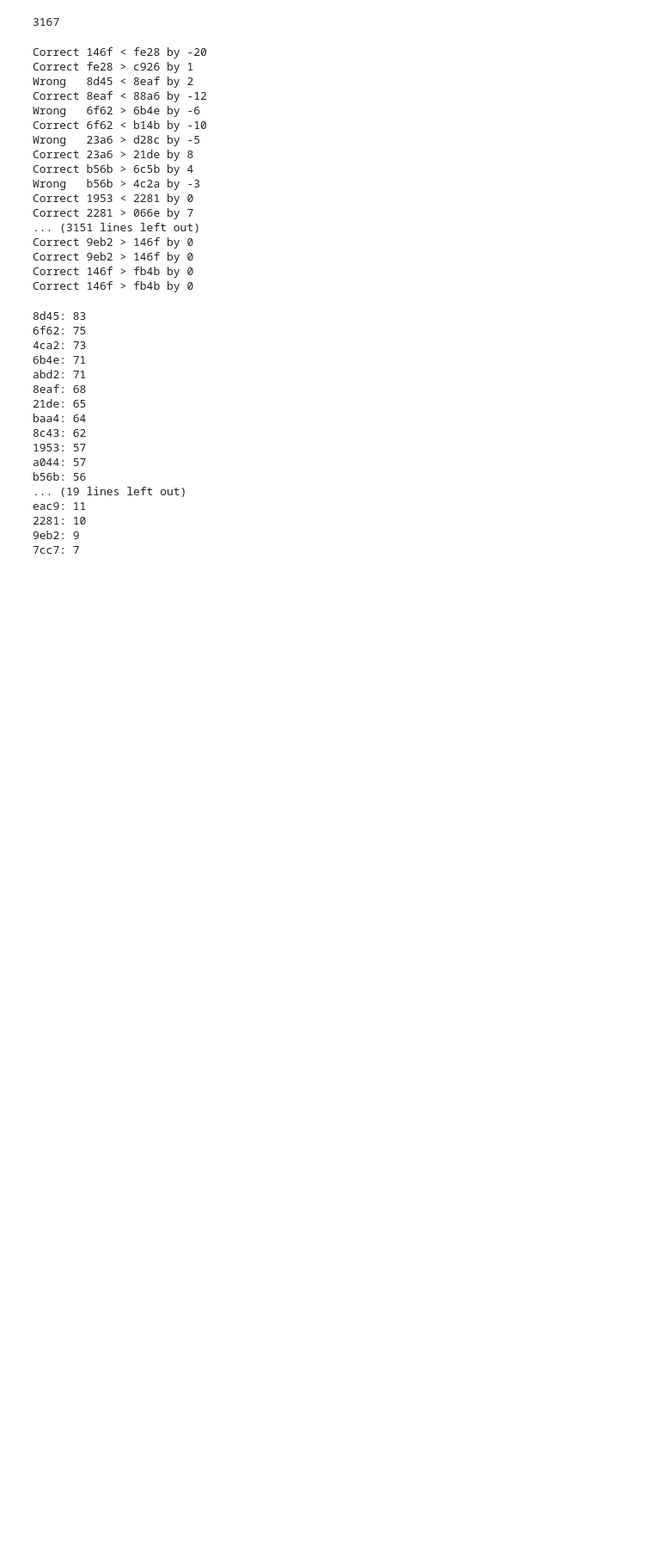
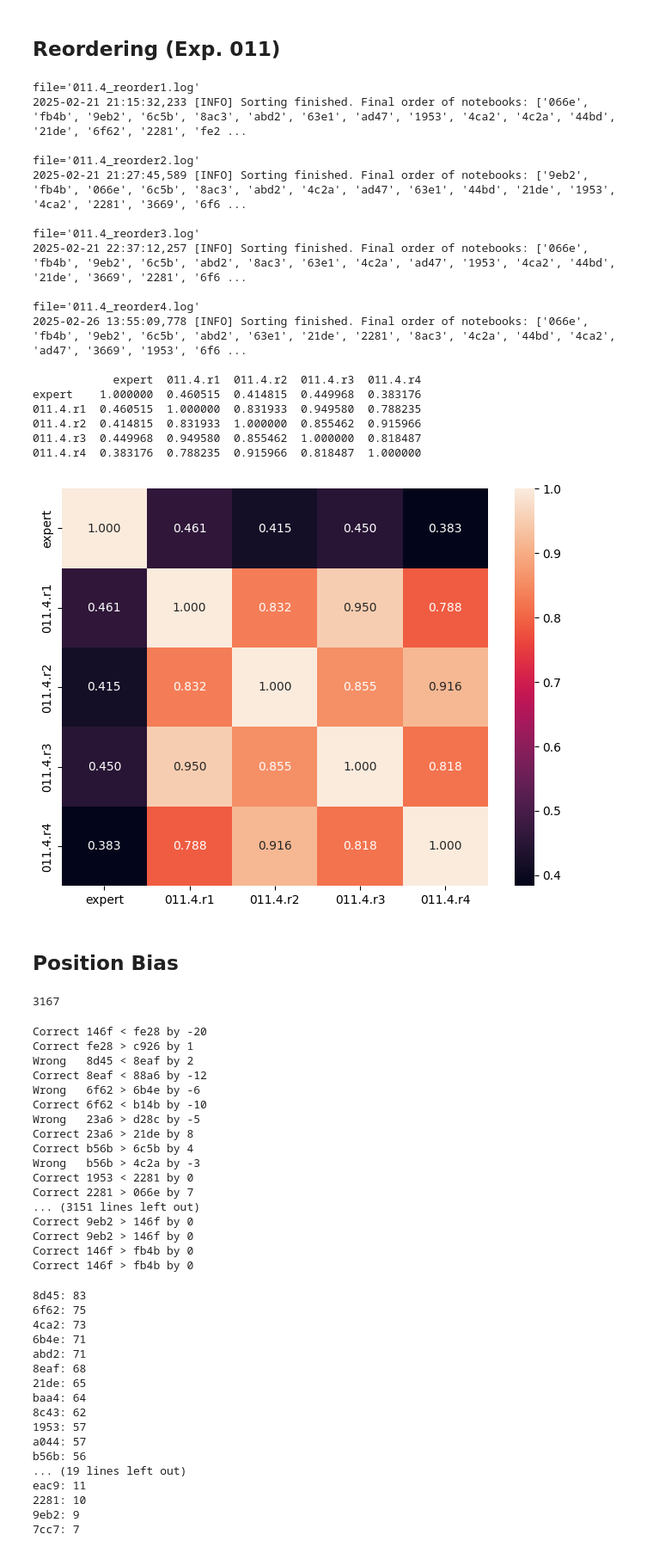
Before and after one commit to cortex359/matse-aachen.seminararbeit, a Jupyter notebook: log_analysis.ipynb, the cells around one changed output. Shown: that part at 86% size. Cells and saved outputs as stored; diff of their text form; code cells hidden in the pictures; blank space fills up the shorter version.

```diff
--- a/log_analysis.ipynb
+++ b/log_analysis.ipynb
@@ -45,3 +115,56 @@ expert_ranking.sort_values(by='total_points', ascending=False)
+# %% [markdown]
+## Reordering (Exp. 011)
+# %%
+expert_ranking = pd.read_csv('data/shared-dataset-v2/werbeindustrie_points.csv')
+rankings = expert_ranking.loc[:, ['id', 'total_points']]
+rankings.rename(columns={'total_points': 'expert'}, inplace=True)
+
+files = {
+    '011.4.r1': '011.4_reorder1.log',
+    '011.4.r2': '011.4_reorder2.log',
+    '011.4.r3': '011.4_reorder3.log',
+    '011.4.r4': '011.4_reorder4.log',
+}
+
+for experiment_id, file in files.items():
+    with open(f'experiments/logs/{file}', 'r') as f:
+        print(f'{file=}')
+        for line in f.readlines():
+            if re.match(r'.*Final order of notebooks:.*', line):
+                print(line)
+                matches = re.match(r'.*\[((\'[a-f0-9]+\'(, )?)+)\].*', line).group(1)
+                ordering = [re.match(r"'([a-f0-9]+)'", m).group(1) for m in matches.split(', ')]
+
+                rankings[experiment_id] = rankings['id'].map(lambda x: ordering.index(x))
+
+rankings.set_index('id', inplace=True)
+print(rankings.corr(method='kendall'))
+
+plt.figure(figsize=[8, 6])
+sns.heatmap(rankings.corr(method='kendall'), annot=True, fmt=".3f")
+plt.show()
+# %% [output]
+file='011.4_reorder1.log'
+2025-02-21 21:15:32,233 [INFO] Sorting finished. Final order of notebooks: ['066e', 'fb4b', '9eb2', '6c5b', '8ac3', 'abd2', '63e1', 'ad47', '1953', '4ca2', '4c2a', '44bd', '21de', '6f62', '2281', 'fe2 ...
+
+file='011.4_reorder2.log'
+2025-02-21 21:27:45,589 [INFO] Sorting finished. Final order of notebooks: ['9eb2', 'fb4b', '066e', '6c5b', '8ac3', 'abd2', '4c2a', 'ad47', '63e1', '44bd', '21de', '1953', '4ca2', '2281', '3669', '6f6 ...
+
+file='011.4_reorder3.log'
+2025-02-21 22:37:12,257 [INFO] Sorting finished. Final order of notebooks: ['066e', 'fb4b', '9eb2', '6c5b', 'abd2', '8ac3', '63e1', '4c2a', 'ad47', '1953', '4ca2', '44bd', '21de', '3669', '2281', '6f6 ...
+
+file='011.4_reorder4.log'
+2025-02-26 13:55:09,778 [INFO] Sorting finished. Final order of notebooks: ['066e', 'fb4b', '9eb2', '6c5b', 'abd2', '63e1', '21de', '2281', '8ac3', '4c2a', '44bd', '4ca2', 'ad47', '3669', '1953', '6f6 ...
+
+            expert  011.4.r1  011.4.r2  011.4.r3  011.4.r4
+expert    1.000000  0.460515  0.414815  0.449968  0.383176
+011.4.r1  0.460515  1.000000  0.831933  0.949580  0.788235
+011.4.r2  0.414815  0.831933  1.000000  0.855462  0.915966
+011.4.r3  0.449968  0.949580  0.855462  1.000000  0.818487
+011.4.r4  0.383176  0.788235  0.915966  0.818487  1.000000
+[figure, added]
+# %% [markdown]
+## Position Bias
 # %%
 comparisons = []
 files = [
```
Also changed, not shown: parts of 6 cells of this notebook.
